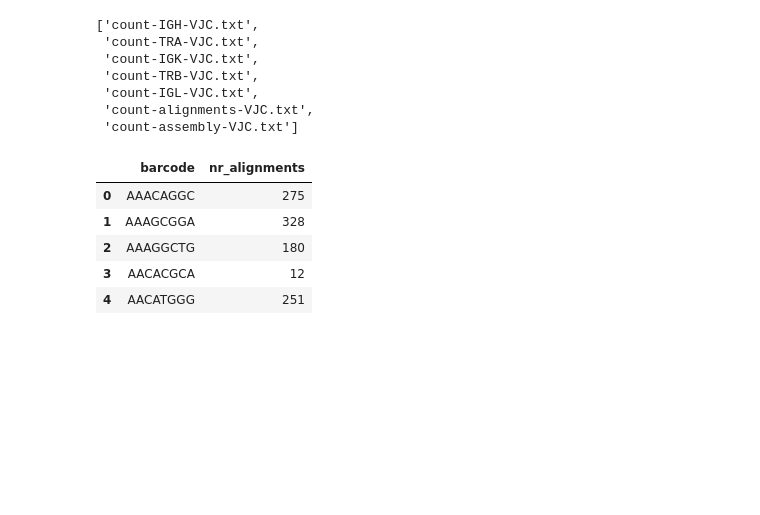
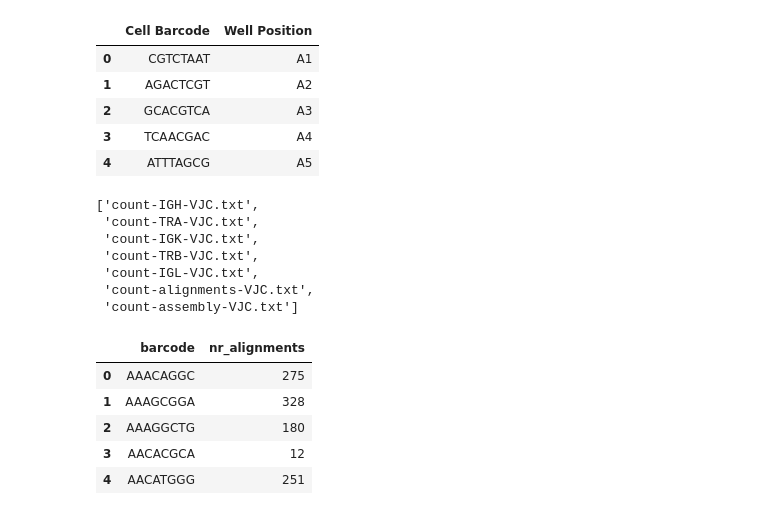
Before and after one commit to EDS-Bioinformatics-Laboratory/reseda, a Jupyter notebook: ReportVASAseq.ipynb, the cells around one changed output. Drawn from its saved outputs; the diff is of its cells as text; code cells hidden in the pictures; blank space fills up the shorter version.

```diff
--- a/ReportVASAseq.ipynb
+++ b/ReportVASAseq.ipynb
@@ -2,6 +2,19 @@
 import os
 import pandas as pd
 import matplotlib.pyplot as plt
+# %%
+# Read metadata
+df_meta = pd.read_excel("/home/barbera/Downloads/VASAseq/celseq2_primers.xlsx")
+cols = ["Cell Barcode", "Well Position"]
+df_meta = df_meta[cols]
+df_meta.head()
+# %% [output]
+|  | Cell Barcode | Well Position |
+| 0 | CGTCTAAT | A1 |
+| 1 | AGACTCGT | A2 |
+| 2 | GCACGTCA | A3 |
+| 3 | TCAACGAC | A4 |
+| 4 | ATTTAGCG | A5 |
 # %%
 [x for x in os.listdir() if x.startswith('count-')]
 # %% [output]
```
Also changed, not shown: parts of 1 cell of this notebook.
